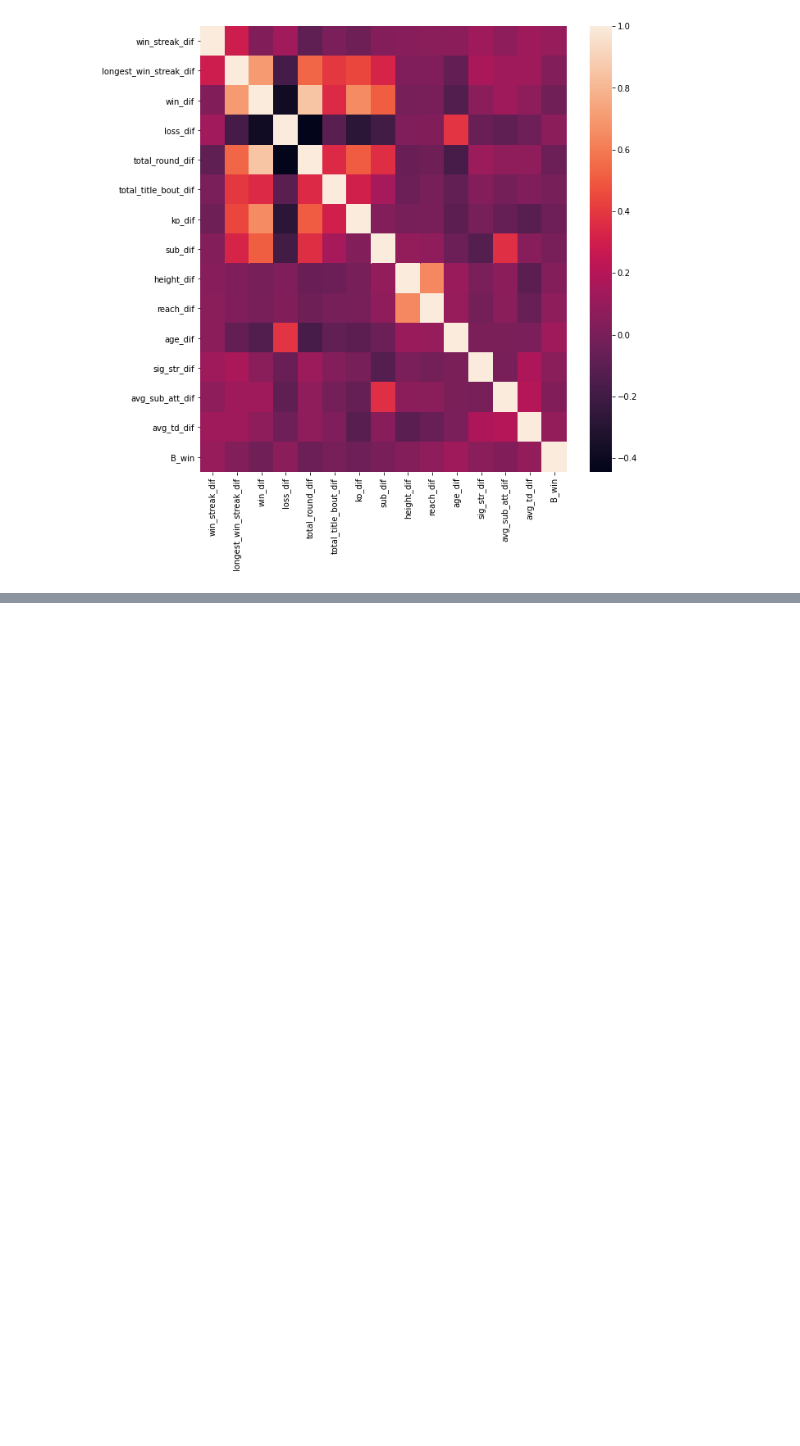
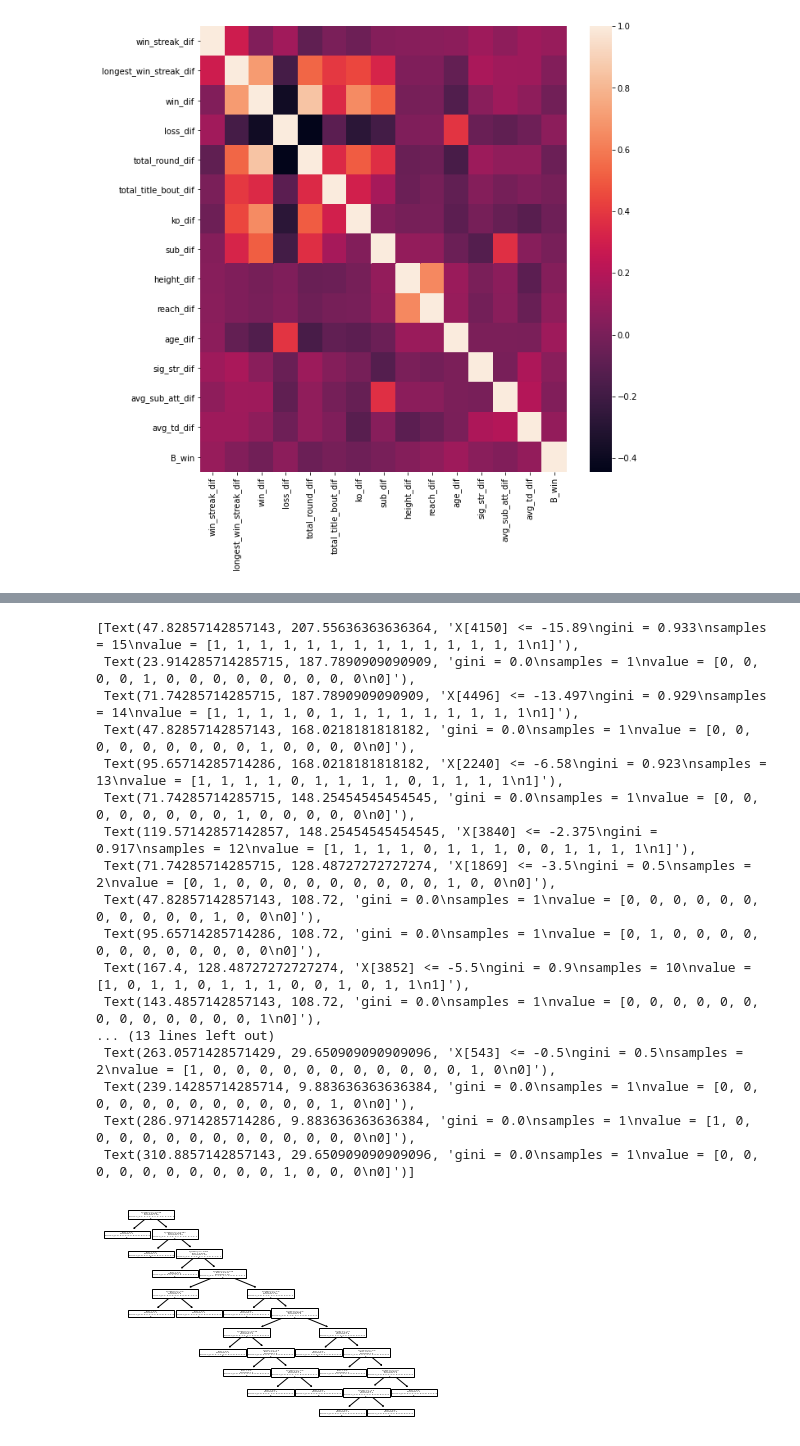
Before and after one commit to moferg/ufc, a Jupyter notebook: ufc.ipynb, the cells around one changed output, grey strips where cells are left out. Cells and saved outputs as stored; diff of their text form; code cells hidden in the pictures; blank space fills up the shorter version.

Commit message:
added decision tree model

```diff
--- a/ufc.ipynb
+++ b/ufc.ipynb
@@ -245,3 +246,10 @@ sns.heatmap(corr, ax=ax)
 # %% [output]
 <AxesSubplot:>
 [figure]
+# %%
+# Convert df to np array for use in model
+X = df_dif.to_numpy()
+X = np.transpose(X)
+y = list(df_dif.columns)
+
+X
@@ -247,0 +270,24 @@ sns.heatmap(corr, ax=ax)
+# %%
+clf = tree.DecisionTreeClassifier()
+clf = clf.fit(X, y)
+
+tree.plot_tree(clf)
+# %% [output]
+[Text(47.82857142857143, 207.55636363636364, 'X[4150] <= -15.89\ngini = 0.933\nsamples = 15\nvalue = [1, 1, 1, 1, 1, 1, 1, 1, 1, 1, 1, 1, 1, 1\n1]'),
+ Text(23.914285714285715, 187.7890909090909, 'gini = 0.0\nsamples = 1\nvalue = [0, 0, 0, 0, 1, 0, 0, 0, 0, 0, 0, 0, 0, 0\n0]'),
+ Text(71.74285714285715, 187.7890909090909, 'X[4496] <= -13.497\ngini = 0.929\nsamples = 14\nvalue = [1, 1, 1, 1, 0, 1, 1, 1, 1, 1, 1, 1, 1, 1\n1]'),
+ Text(47.82857142857143, 168.0218181818182, 'gini = 0.0\nsamples = 1\nvalue = [0, 0, 0, 0, 0, 0, 0, 0, 0, 1, 0, 0, 0, 0\n0]'),
+ Text(95.65714285714286, 168.0218181818182, 'X[2240] <= -6.58\ngini = 0.923\nsamples = 13\nvalue = [1, 1, 1, 1, 0, 1, 1, 1, 1, 0, 1, 1, 1, 1\n1]'),
+ Text(71.74285714285715, 148.25454545454545, 'gini = 0.0\nsamples = 1\nvalue = [0, 0, 0, 0, 0, 0, 0, 0, 1, 0, 0, 0, 0, 0\n0]'),
+ Text(119.57142857142857, 148.25454545454545, 'X[3840] <= -2.375\ngini = 0.917\nsamples = 12\nvalue = [1, 1, 1, 1, 0, 1, 1, 1, 0, 0, 1, 1, 1, 1\n1]'),
+ Text(71.74285714285715, 128.48727272727274, 'X[1869] <= -3.5\ngini = 0.5\nsamples = 2\nvalue = [0, 1, 0, 0, 0, 0, 0, 0, 0, 0, 0, 1, 0, 0\n0]'),
+ Text(47.82857142857143, 108.72, 'gini = 0.0\nsamples = 1\nvalue = [0, 0, 0, 0, 0, 0, 0, 0, 0, 0, 0, 1, 0, 0\n0]'),
+ Text(95.65714285714286, 108.72, 'gini = 0.0\nsamples = 1\nvalue = [0, 1, 0, 0, 0, 0, 0, 0, 0, 0, 0, 0, 0, 0\n0]'),
+ Text(167.4, 128.48727272727274, 'X[3852] <= -5.5\ngini = 0.9\nsamples = 10\nvalue = [1, 0, 1, 1, 0, 1, 1, 1, 0, 0, 1, 0, 1, 1\n1]'),
+ Text(143.4857142857143, 108.72, 'gini = 0.0\nsamples = 1\nvalue = [0, 0, 0, 0, 0, 0, 0, 0, 0, 0, 0, 0, 0, 1\n0]'),
+... (13 lines left out)
+ Text(263.0571428571429, 29.650909090909096, 'X[543] <= -0.5\ngini = 0.5\nsamples = 2\nvalue = [1, 0, 0, 0, 0, 0, 0, 0, 0, 0, 0, 0, 1, 0\n0]'),
+ Text(239.14285714285714, 9.883636363636384, 'gini = 0.0\nsamples = 1\nvalue = [0, 0, 0, 0, 0, 0, 0, 0, 0, 0, 0, 0, 1, 0\n0]'),
+ Text(286.9714285714286, 9.883636363636384, 'gini = 0.0\nsamples = 1\nvalue = [1, 0, 0, 0, 0, 0, 0, 0, 0, 0, 0, 0, 0, 0\n0]'),
+ Text(310.8857142857143, 29.650909090909096, 'gini = 0.0\nsamples = 1\nvalue = [0, 0, 0, 0, 0, 0, 0, 0, 0, 0, 1, 0, 0, 0\n0]')]
+[figure, added]
```
Also changed, not shown: parts of 2 cells of this notebook.
